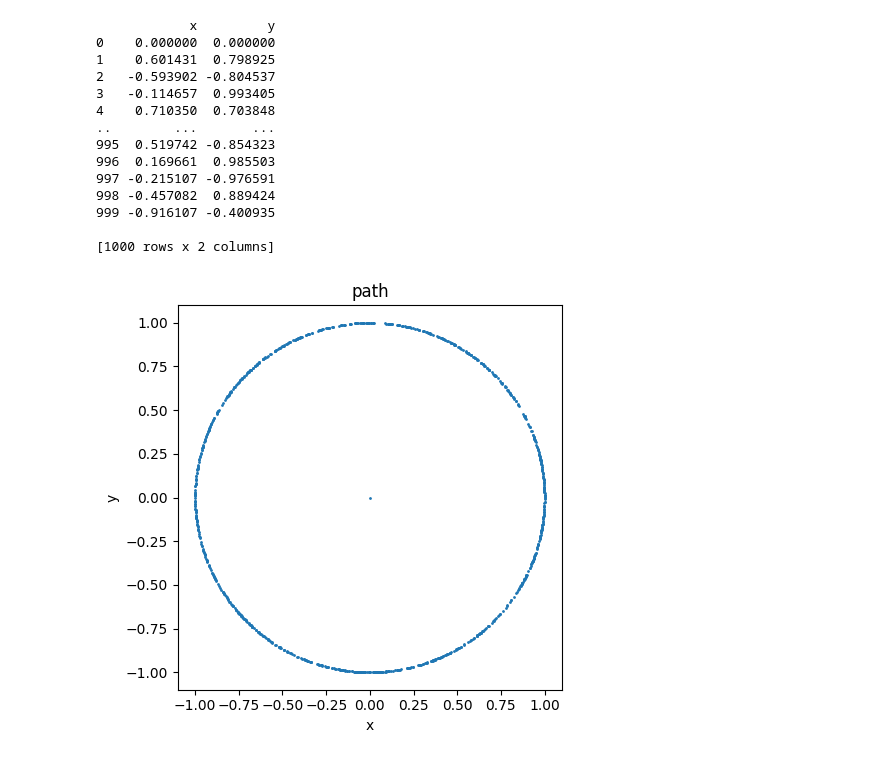
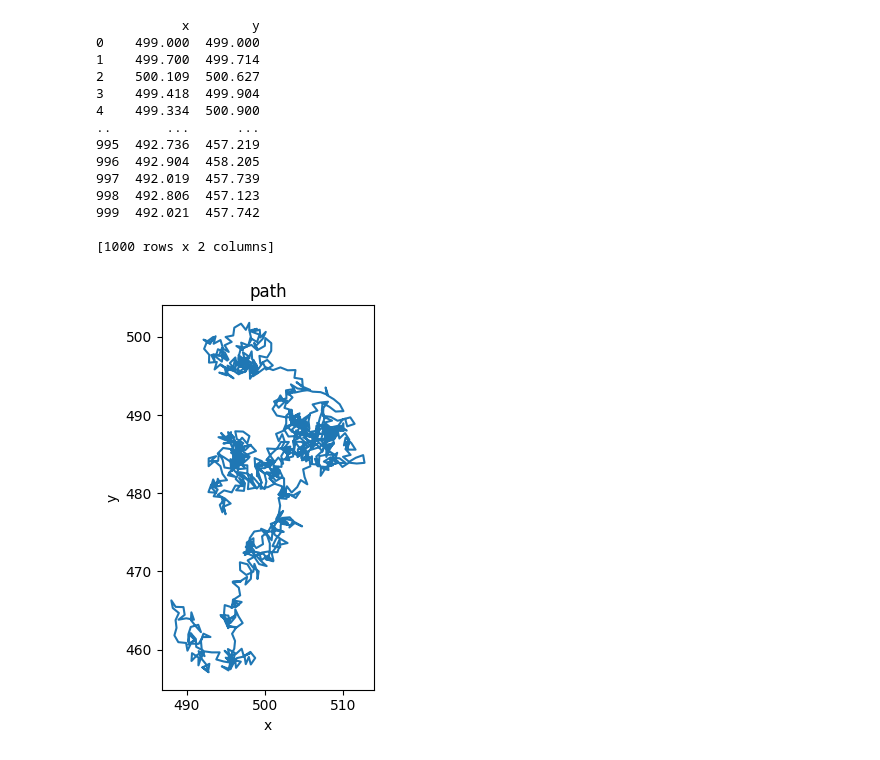
Before and after one commit to jpowell24/stokes, a Jupyter notebook: python_code/randomwalk2d.ipynb, the cells around one changed output. Cells and saved outputs as stored; diff of their text form; code cells hidden in the pictures.

```diff
--- a/python_code/randomwalk2d.ipynb
+++ b/python_code/randomwalk2d.ipynb
@@ -7,37 +7,36 @@ color_list =["#3eb991","#e9a820","#e01563","#edb196","#6ecadc","#1f94ac","#ae9a6
 import csv
 # %%
 # walk2d_df = pd.DataFrame(pd.read_csv("../data_files/randomwalk2d.csv", index_col=0, header=None))
-walk2d_df = pd.DataFrame(pd.read_csv("../data_files/randomwalk2d.csv"))
-print(walk2d_df)
+df = pd.DataFrame(pd.read_csv("../data_files/randomwalk2d.csv"))
+print(df)
 # %% [output]
-            x         y
-0    0.000000  0.000000
-1    0.601431  0.798925
-2   -0.593902 -0.804537
-3   -0.114657  0.993405
-4    0.710350  0.703848
-..        ...       ...
-995  0.519742 -0.854323
-996  0.169661  0.985503
-997 -0.215107 -0.976591
-998 -0.457082  0.889424
-999 -0.916107 -0.400935
+           x        y
+0    499.000  499.000
+1    499.700  499.714
+2    500.109  500.627
+3    499.418  499.904
+4    499.334  500.900
+..       ...      ...
+995  492.736  457.219
+996  492.904  458.205
+997  492.019  457.739
+998  492.806  457.123
+999  492.021  457.742
 
 [1000 rows x 2 columns]
 # %%
 fig, ax = plt.subplots()
 
-
-x = walk2d_df["x"]
-y =  walk2d_df["y"]
+x = df["x"]
+y =  df["y"]
 
 t = "path"
 # plt.plot(x,y, marker='o', ms=1, linestyle='None')
-plt.plot(x,y, marker='o', ms=1, linestyle='None')
+plt.plot(x,y)
 plt.xlabel('x')
 plt.ylabel('y')
 ax.set_title(t)
 ax.set_aspect('equal', adjustable='box')
 plt.tight_layout()
 # %% [output]
-[figure, old version]
+[figure, new version]
```
Also changed, not shown: parts of 1 cell of this notebook, 7 other files.
